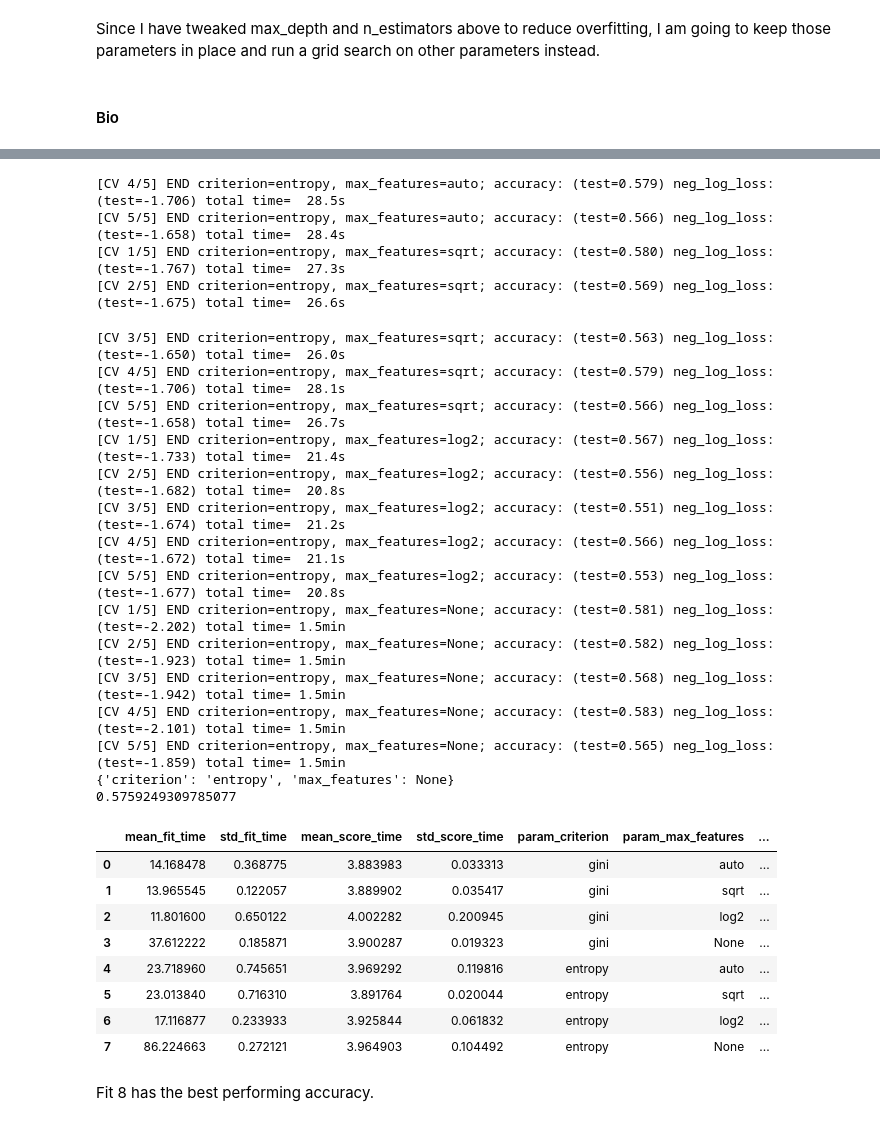
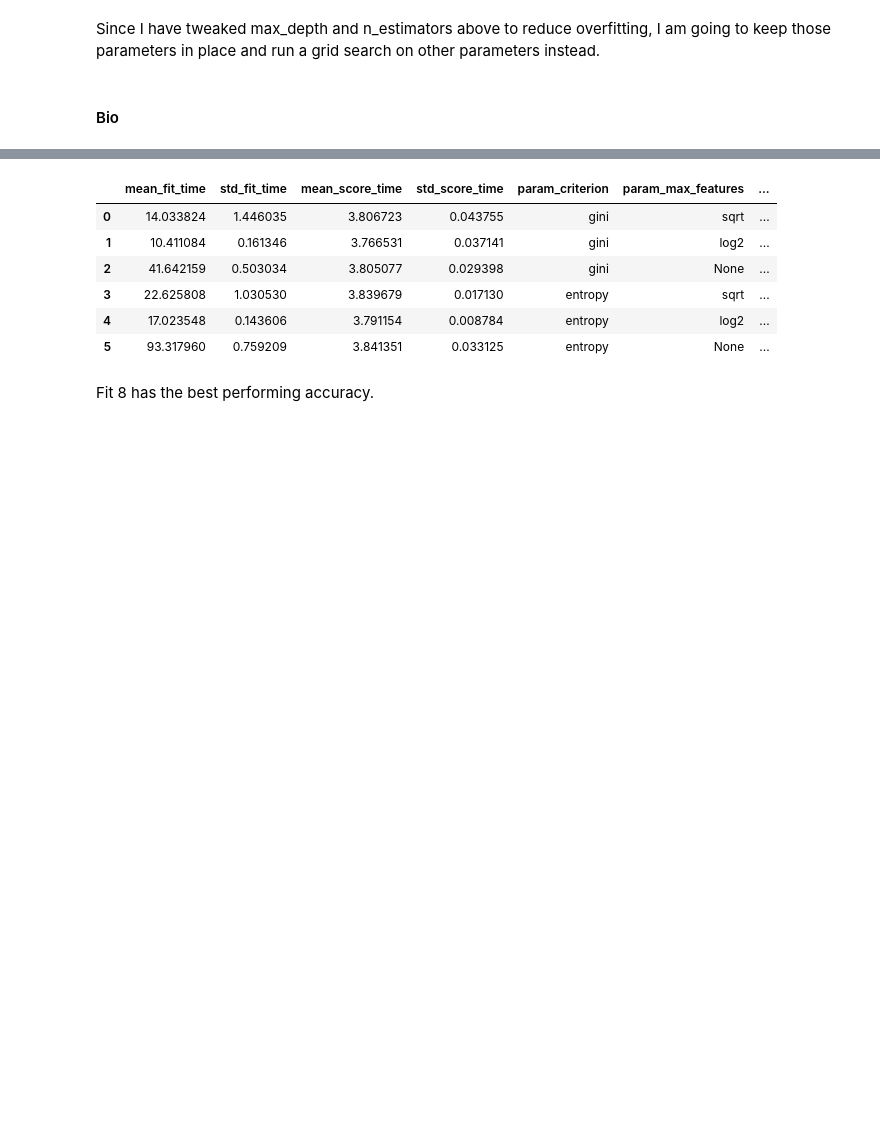
Before and after one commit to Meir-Alelov/Natural-Product-Classifier, a Jupyter notebook: notebooks/data_cleaning.ipynb, the cells around one changed output, grey strips where cells are left out. Drawn from its saved outputs; the diff is of its cells as text; code cells hidden in the pictures; blank space fills up the shorter version.

```diff
--- a/notebooks/data_cleaning.ipynb
+++ b/notebooks/data_cleaning.ipynb
@@ -923,7 +933,7 @@ I have also already tweaked certain parameters to account for overfitting, so I
 # %%
 # setting up paremeters I would like to include in the grid search
 params_rfc = {
-    'max_features': ['auto', 'sqrt', 'log2', None],
+    'max_features': ['sqrt', 'log2', None],
     'criterion' : ['gini', 'entropy']}
 
 # because I want to account for randomness, I am doing a grid search CV with 5 splits.
@@ -1802,7 +1986,7 @@ Since I have tweaked max_depth and n_estimators above to reduce overfitting, I a
 #### Bio
 # %%
 params_rfc = {
-        'max_features': ['auto', 'sqrt', 'log2', None],
+        'max_features': ['sqrt', 'log2', None],
         'criterion' : ['gini', 'entropy']}
 
 gs_rfc_bio = GridSearchCV(rfc_bio_model,
@@ -1838,31 +2022,10 @@ Fitting 5 folds for each of 8 candidates, totalling 40 fits
-[CV 4/5] END criterion=entropy, max_features=auto; accuracy: (test=0.579) neg_log_loss: (test=-1.706) total time=  28.5s
-[CV 5/5] END criterion=entropy, max_features=auto; accuracy: (test=0.566) neg_log_loss: (test=-1.658) total time=  28.4s
-[CV 1/5] END criterion=entropy, max_features=sqrt; accuracy: (test=0.580) neg_log_loss: (test=-1.767) total time=  27.3s
-[CV 2/5] END criterion=entropy, max_features=sqrt; accuracy: (test=0.569) neg_log_loss: (test=-1.675) total time=  26.6s
-[CV 3/5] END criterion=entropy, max_features=sqrt; accuracy: (test=0.563) neg_log_loss: (test=-1.650) total time=  26.0s
-[CV 4/5] END criterion=entropy, max_features=sqrt; accuracy: (test=0.579) neg_log_loss: (test=-1.706) total time=  28.1s
-[CV 5/5] END criterion=entropy, max_features=sqrt; accuracy: (test=0.566) neg_log_loss: (test=-1.658) total time=  26.7s
-[CV 1/5] END criterion=entropy, max_features=log2; accuracy: (test=0.567) neg_log_loss: (test=-1.733) total time=  21.4s
-[CV 2/5] END criterion=entropy, max_features=log2; accuracy: (test=0.556) neg_log_loss: (test=-1.682) total time=  20.8s
-[CV 3/5] END criterion=entropy, max_features=log2; accuracy: (test=0.551) neg_log_loss: (test=-1.674) total time=  21.2s
-[CV 4/5] END criterion=entropy, max_features=log2; accuracy: (test=0.566) neg_log_loss: (test=-1.672) total time=  21.1s
-[CV 5/5] END criterion=entropy, max_features=log2; accuracy: (test=0.553) neg_log_loss: (test=-1.677) total time=  20.8s
-[CV 1/5] END criterion=entropy, max_features=None; accuracy: (test=0.581) neg_log_loss: (test=-2.202) total time= 1.5min
-[CV 2/5] END criterion=entropy, max_features=None; accuracy: (test=0.582) neg_log_loss: (test=-1.923) total time= 1.5min
-[CV 3/5] END criterion=entropy, max_features=None; accuracy: (test=0.568) neg_log_loss: (test=-1.942) total time= 1.5min
-[CV 4/5] END criterion=entropy, max_features=None; accuracy: (test=0.583) neg_log_loss: (test=-2.101) total time= 1.5min
-[CV 5/5] END criterion=entropy, max_features=None; accuracy: (test=0.565) neg_log_loss: (test=-1.859) total time= 1.5min
-{'criterion': 'entropy', 'max_features': None}
-0.5759249309785077
 |  | mean_fit_time | std_fit_time | mean_score_time | std_score_time | param_criterion | param_max_features | ... |
-| 0 | 14.168478 | 0.368775 | 3.883983 | 0.033313 | gini | auto | ... |
-| 1 | 13.965545 | 0.122057 | 3.889902 | 0.035417 | gini | sqrt | ... |
-| 2 | 11.801600 | 0.650122 | 4.002282 | 0.200945 | gini | log2 | ... |
-| 3 | 37.612222 | 0.185871 | 3.900287 | 0.019323 | gini | None | ... |
-| 4 | 23.718960 | 0.745651 | 3.969292 | 0.119816 | entropy | auto | ... |
-| 5 | 23.013840 | 0.716310 | 3.891764 | 0.020044 | entropy | sqrt | ... |
-| 6 | 17.116877 | 0.233933 | 3.925844 | 0.061832 | entropy | log2 | ... |
-| 7 | 86.224663 | 0.272121 | 3.964903 | 0.104492 | entropy | None | ... |
+| 0 | 14.033824 | 1.446035 | 3.806723 | 0.043755 | gini | sqrt | ... |
+| 1 | 10.411084 | 0.161346 | 3.766531 | 0.037141 | gini | log2 | ... |
+| 2 | 41.642159 | 0.503034 | 3.805077 | 0.029398 | gini | None | ... |
+| 3 | 22.625808 | 1.030530 | 3.839679 | 0.017130 | entropy | sqrt | ... |
+| 4 | 17.023548 | 0.143606 | 3.791154 | 0.008784 | entropy | log2 | ... |
+| 5 | 93.317960 | 0.759209 | 3.841351 | 0.033125 | entropy | None | ... |
 # %% [markdown]
 Fit 8 has the best performing accuracy.
 # %% [markdown]
```
Also changed, not shown: parts of 47 cells of this notebook, 3 other files.
